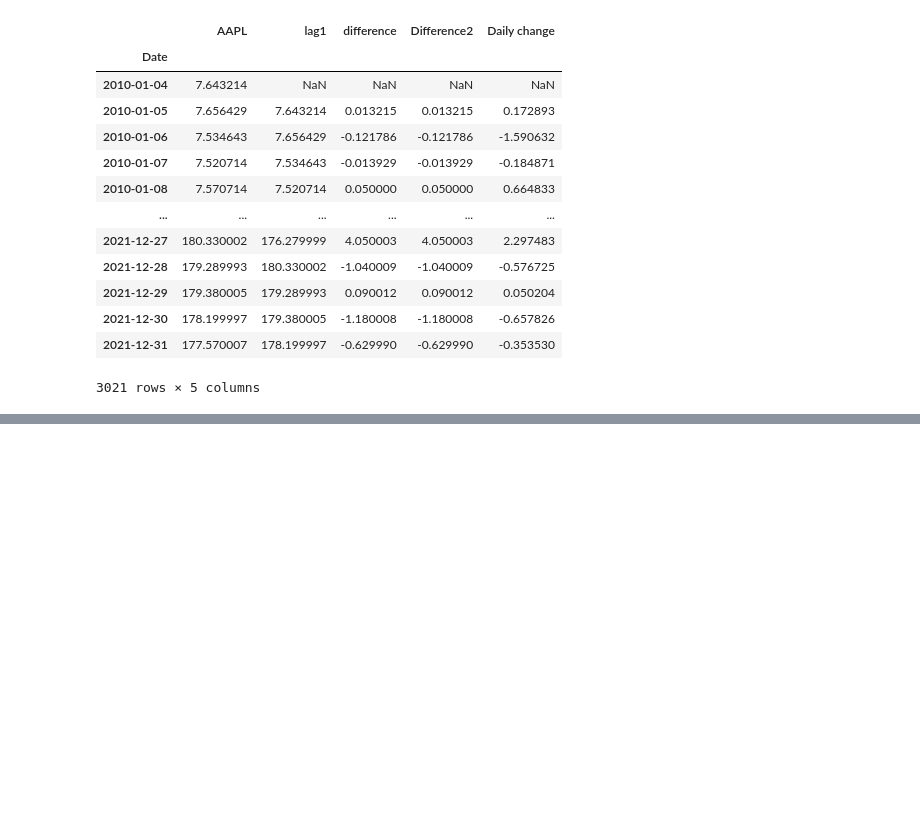
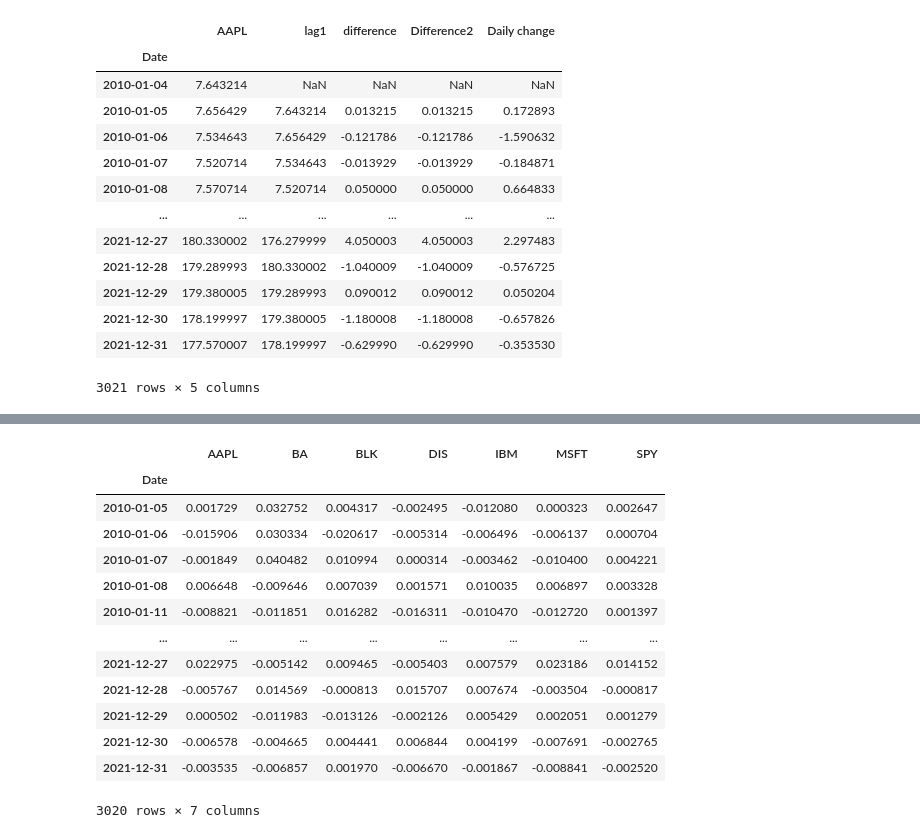
Before and after one commit to phil-debug/Algorithmic-Trading-Project, a Jupyter notebook: Algorithmic_Trading_Python_2023_Tutorial_Workbook_.ipynb, the cells around one changed output, grey strips where cells are left out. Saved outputs shown, nothing was run; the diff lists cells and outputs as text; code cells hidden in the pictures; blank space fills up the shorter version.

```diff
--- a/Algorithmic_Trading_Python_2023_Tutorial_Workbook_.ipynb
+++ b/Algorithmic_Trading_Python_2023_Tutorial_Workbook_.ipynb
@@ -619,2 +677,22 @@ ret.head()
+# %%
+ret = close.pct_change()
+ret.replace([np.inf,-np.inf],np.nan,
+inplace = True)
+ret.dropna()
+# %% [output]
+|  | AAPL | BA | BLK | DIS | IBM | MSFT | SPY |
+| Date |  |  |  |  |  |  |  |
+| 2010-01-05 | 0.001729 | 0.032752 | 0.004317 | -0.002495 | -0.012080 | 0.000323 | 0.002647 |
+| 2010-01-06 | -0.015906 | 0.030334 | -0.020617 | -0.005314 | -0.006496 | -0.006137 | 0.000704 |
+| 2010-01-07 | -0.001849 | 0.040482 | 0.010994 | 0.000314 | -0.003462 | -0.010400 | 0.004221 |
+| 2010-01-08 | 0.006648 | -0.009646 | 0.007039 | 0.001571 | 0.010035 | 0.006897 | 0.003328 |
+| 2010-01-11 | -0.008821 | -0.011851 | 0.016282 | -0.016311 | -0.010470 | -0.012720 | 0.001397 |
+| ... | ... | ... | ... | ... | ... | ... | ... |
+| 2021-12-27 | 0.022975 | -0.005142 | 0.009465 | -0.005403 | 0.007579 | 0.023186 | 0.014152 |
+| 2021-12-28 | -0.005767 | 0.014569 | -0.000813 | 0.015707 | 0.007674 | -0.003504 | -0.000817 |
+| 2021-12-29 | 0.000502 | -0.011983 | -0.013126 | -0.002126 | 0.005429 | 0.002051 | 0.001279 |
+| 2021-12-30 | -0.006578 | -0.004665 | 0.004441 | 0.006844 | 0.004199 | -0.007691 | -0.002765 |
+| 2021-12-31 | -0.003535 | -0.006857 | 0.001970 | -0.006670 | -0.001867 | -0.008841 | -0.002520 |
+3020 rows × 7 columns
 # %%
 ret.describe()
```
Also changed, not shown: parts of 27 cells of this notebook.
